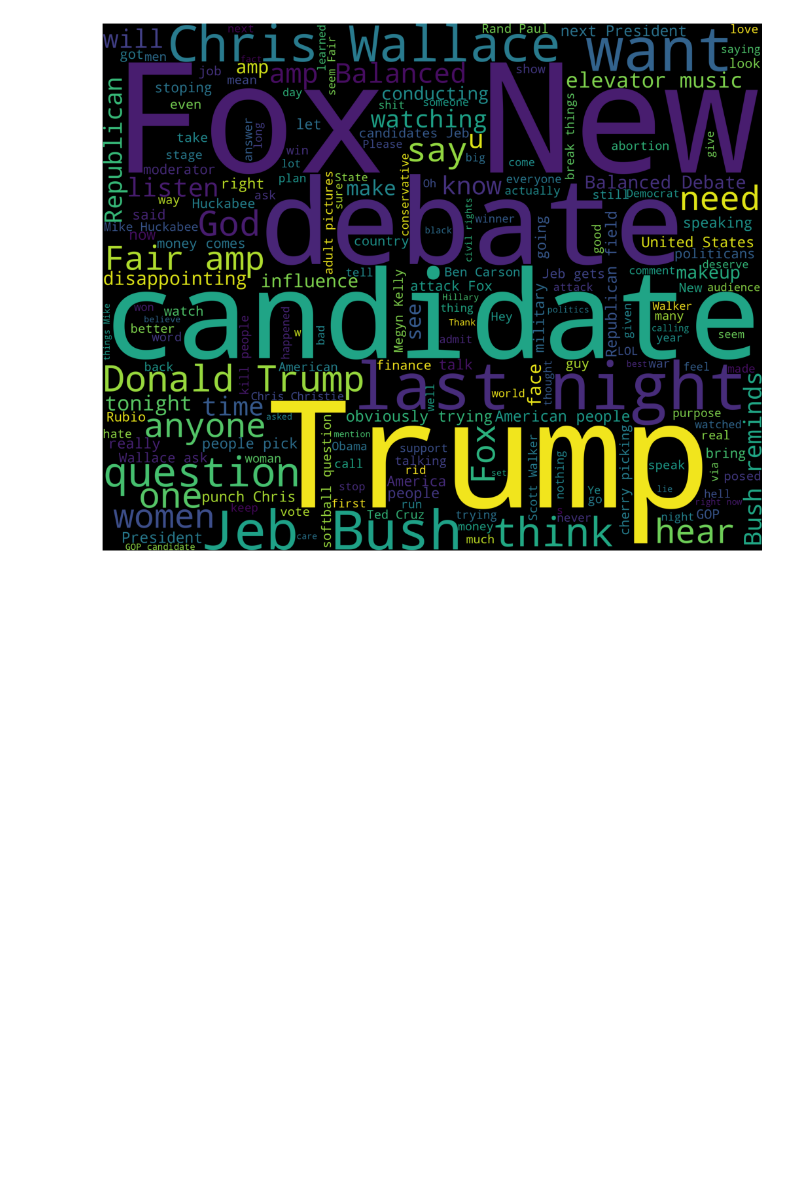
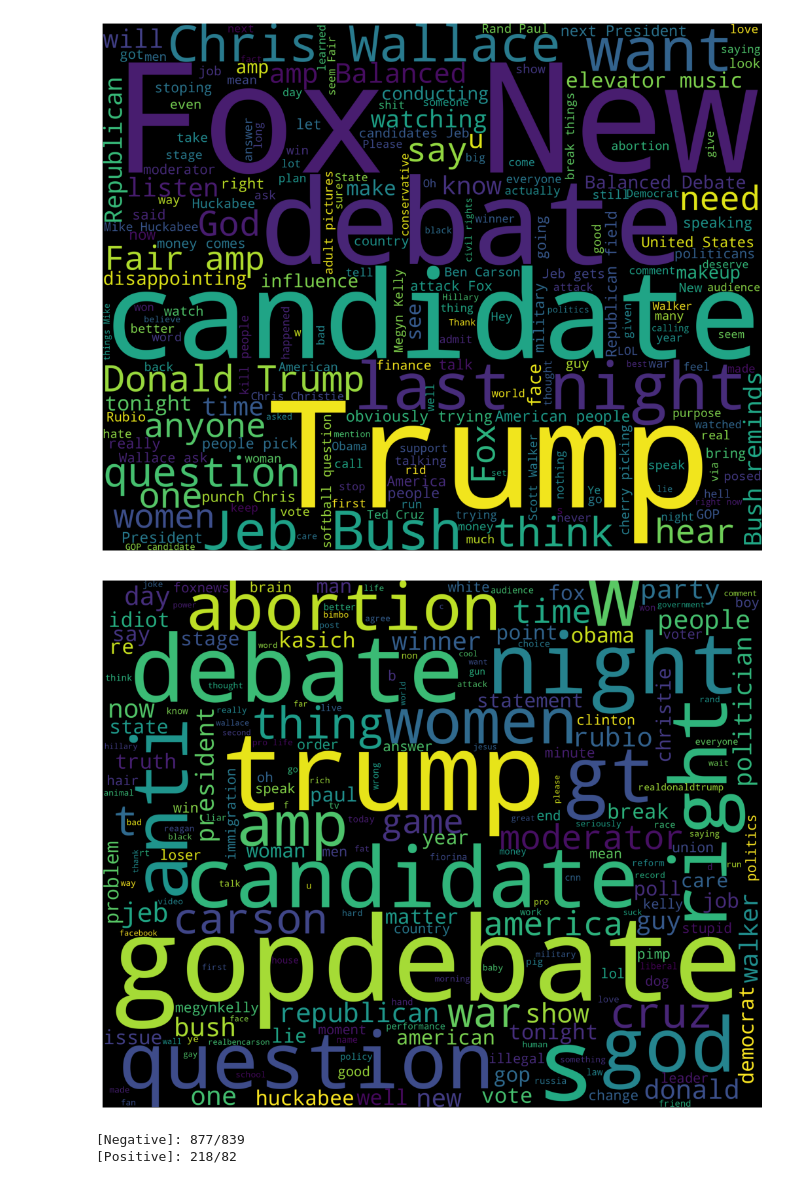
Before and after one commit to HekmatTaherinejad95/Twitter-Sentiment-Analysis, a Jupyter notebook: Twitter Sentiment Analysis.ipynb, the cells around one changed output. Saved outputs shown, nothing was run; the diff lists cells and outputs as text; code cells hidden in the pictures; blank space fills up the shorter version.

```diff
--- a/Twitter Sentiment Analysis.ipynb
+++ b/Twitter Sentiment Analysis.ipynb
@@ -52,3 +52,45 @@ Positive words
 [figure]
 Negative words
 [figure]
+# %%
+tweets = []
+
+stopwords_set = set(stopwords.words("english"))
+
+for index, row in train.iterrows():
+    words_filtered = [e.lower() for e in row.text.split() if len(e) >= 3]
+    words_cleaned = [word for word in words_filtered
+        if 'http' not in word
+        and not word.startswith('@')
+        and not word.startswith('#')
+        and word != 'RT']
+    words_without_stopwords = [word for word in words_cleaned if not word in stopwords_set]
+    tweets.append((words_without_stopwords, row.sentiment))
+
+test_pos = test[ test['sentiment'] == 'Positive']
+test_pos = test_pos['text']
+test_neg = test[ test['sentiment'] == 'Negative']
+test_neg = test_neg['text']
+# %%
+def get_words_in_tweets(tweets):
+    all = []
+    for (words, sentiment) in tweets:
+        all.extend(words)
+    return all
+def get_word_features(wordlist):
+    wordlist = nltk.FreqDist(wordlist)
+    features = wordlist.keys()
+    return features
+
+w_features = get_word_features(get_words_in_tweets(tweets))
+
+def extract_features(document):
+    document_words = set(document)
+    features = {}
+    for word in w_features:
+        features['contains(%s)'% word] = (word in document_words)
+    return features
+# %%
+wordcloud_draw(w_features)
+# %% [output]
+[figure, added]
@@ -54,0 +100,17 @@ Negative words
+# %%
+neg_cnt = 0
+pos_cnt = 0
+for obj in test_neg:
+    res =  classifier.classify(extract_features(obj.split()))
+    if(res == 'Negative'):
+        neg_cnt = neg_cnt + 1
+for obj in test_pos:
+    res =  classifier.classify(extract_features(obj.split()))
+    if(res == 'Positive'):
+        pos_cnt = pos_cnt + 1
+
+print('[Negative]: %s/%s '  % (len(test_neg),neg_cnt))
+print('[Positive]: %s/%s '  % (len(test_pos),pos_cnt))
+# %% [output]
+[Negative]: 877/839
+[Positive]: 218/82
```
Also changed, not shown: parts of 1 cell of this notebook.
